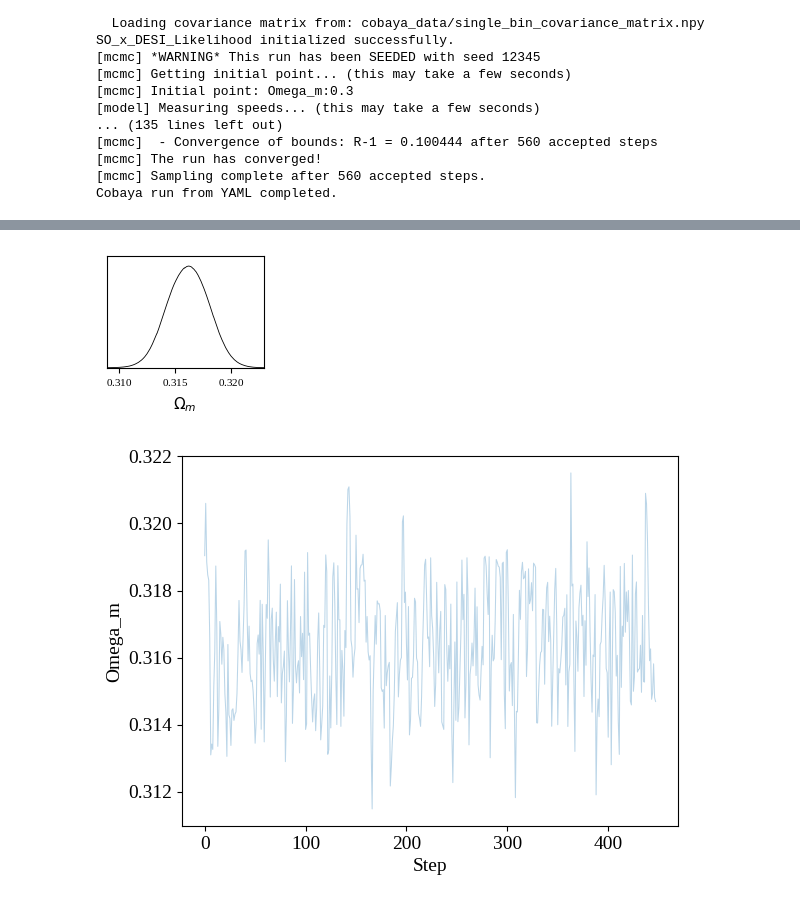
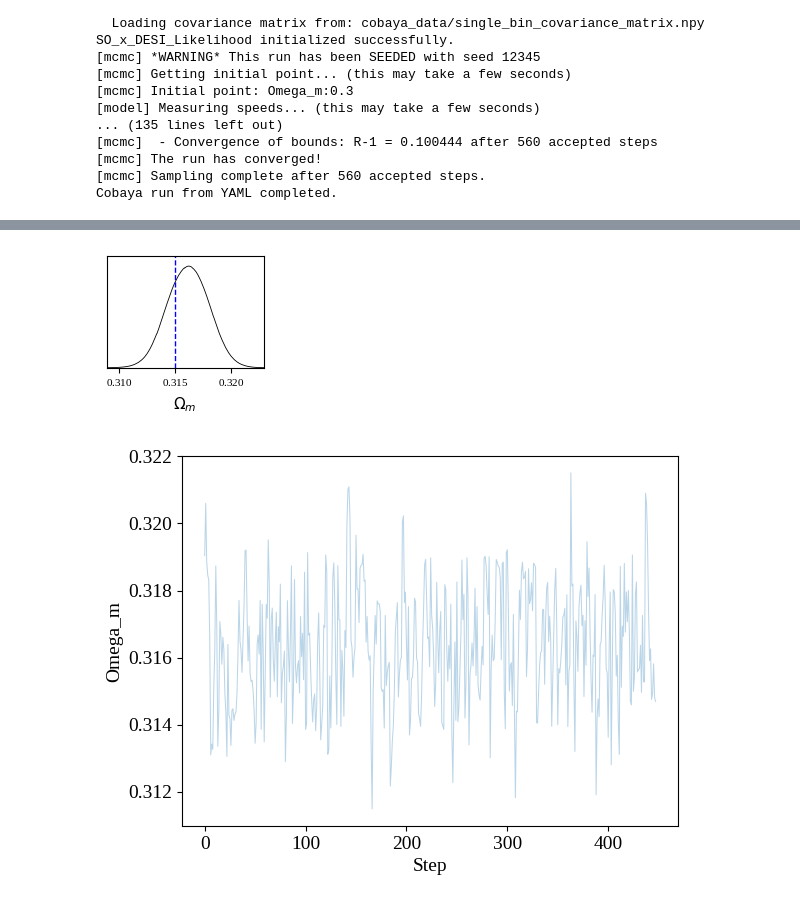
Before and after one commit to lia-lubit/DESIxSO, a Jupyter notebook: forecasting.ipynb, the cells around one changed output, grey strips where cells are left out. Cells and saved outputs as stored; diff of their text form; code cells hidden in the pictures.

Commit message:
added a bit to the plots

```diff
--- a/forecasting.ipynb
+++ b/forecasting.ipynb
@@ -686,7 +686,8 @@ samples = loadMCSamples("chains/cobaya_so_x_desi_forecast_bin1_omega_m")
 
 g = plots.get_subplot_plotter()
 g.plot_1d(samples, 'Omega_m')
-
+ax = plt.gca()
+ax.axvline(x=0.315, color='blue', linestyle='--', linewidth=1)
 print("MCMC reference Omega_m was given as 0.3, though DESI has it as .316. In future runs we will use .316.")
 print("Note that it finds that value anyway!")
 # %% [output]
@@ -694,6 +694,6 @@ print("Note that it finds that value anyway!")
 MCMC reference Omega_m was given as 0.3, though DESI has it as .316. In future runs we will use .316.
 Note that it finds that value anyway!
-[figure, old version]
+[figure, new version]
 # %%
 # trace
 chain = np.loadtxt("chains/cobaya_so_x_desi_forecast_bin1_omega_m.1.txt")
```
Also changed, not shown: parts of 1 cell of this notebook.
